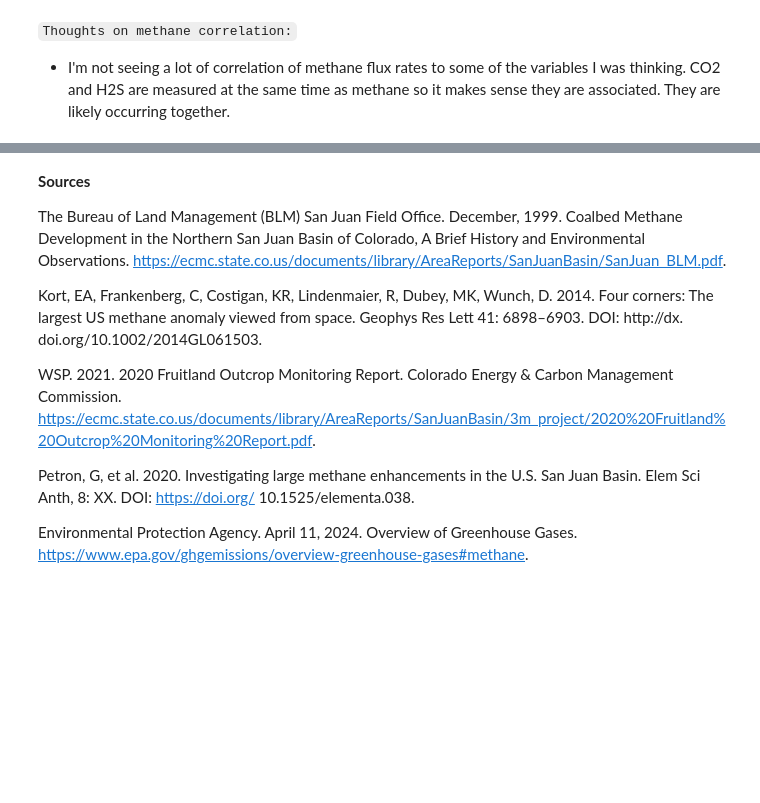
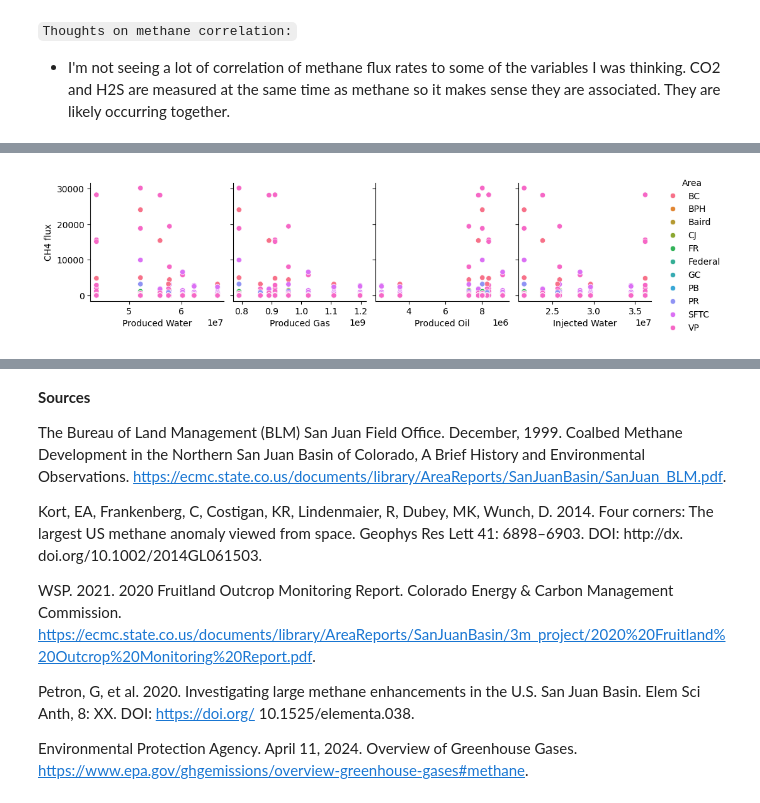
Before and after one commit to amyvoit/4_Corners_Methane_Seep, a Jupyter notebook: MethaneSeep.ipynb, the cells around one changed output, grey strips where cells are left out. Drawn from its saved outputs; the diff is of its cells as text; code cells hidden in the pictures; blank space fills up the shorter version.

```diff
--- a/MethaneSeep.ipynb
+++ b/MethaneSeep.ipynb
@@ -559,0 +574,7 @@ plt.show()
+# %%
+sns.pairplot(all_data,
+             x_vars = ['Produced Water', 'Produced Gas', 'Produced Oil', 'Injected Water'],
+             y_vars = ['CH4 flux'], hue = 'Area')
+plt.show()
+# %% [output]
+[figure, added]
```
Also changed, not shown: parts of 37 cells of this notebook.
